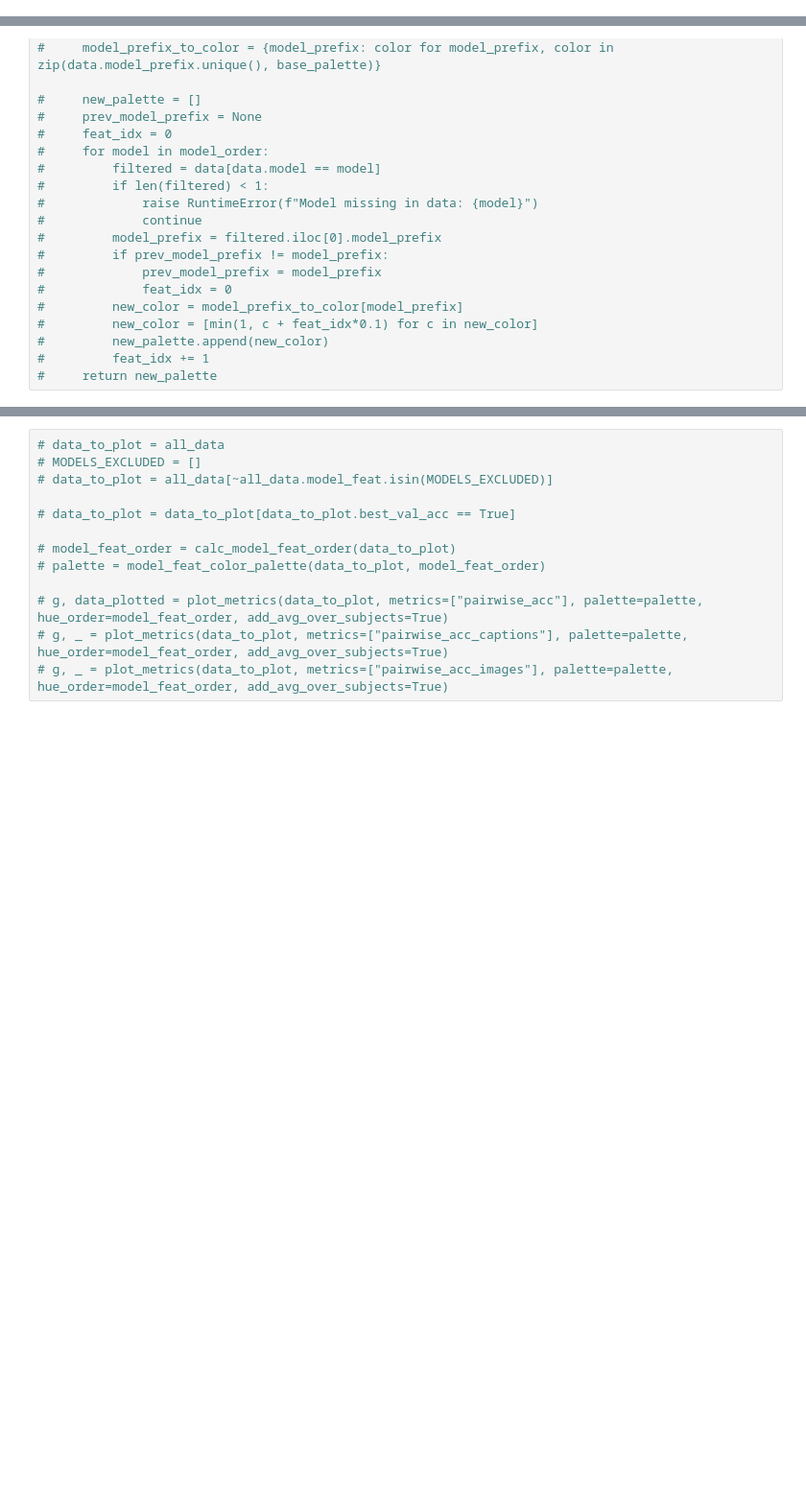
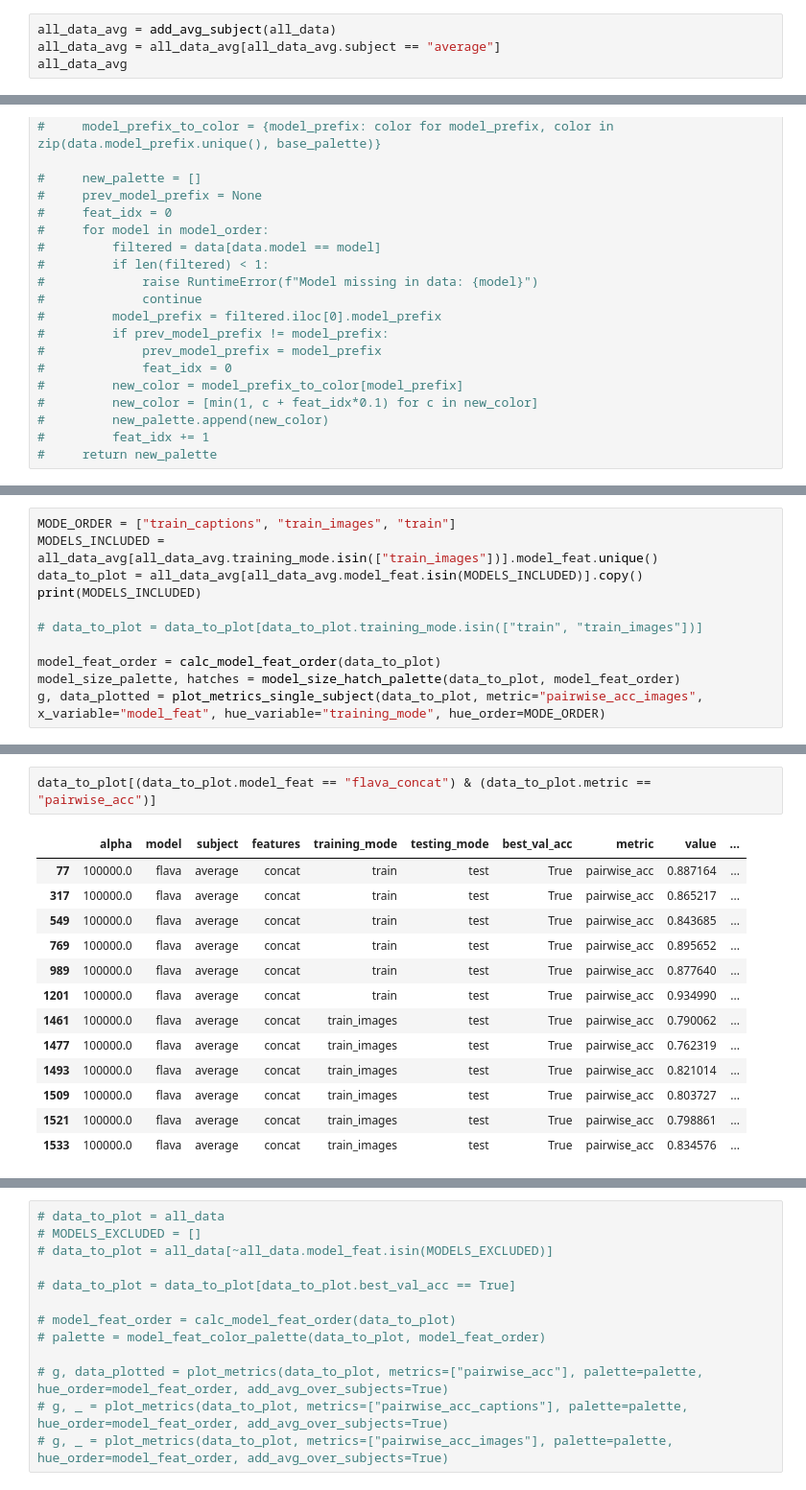
Before and after one commit to mitjanikolaus/multimodal_decoding, a Jupyter notebook: analyses/model_comparison.ipynb, the cells around one changed output, grey strips where cells are left out. Shown at 96% size. Cells and saved outputs as stored; diff of their text form; blank space fills up the shorter version.

```diff
--- a/analyses/model_comparison.ipynb
+++ b/analyses/model_comparison.ipynb
@@ -52,0 +53,4 @@ all_data
+# %%
+all_data_avg = add_avg_subject(all_data)
+all_data_avg = all_data_avg[all_data_avg.subject == "average"]
+all_data_avg
@@ -234,0 +293,11 @@ g, data_plotted = plot_metrics_single_subject(data_to_plot_avg, metric="rsa", x_
+# %%
+MODE_ORDER = ["train_captions", "train_images", "train"]
+MODELS_INCLUDED = all_data_avg[all_data_avg.training_mode.isin(["train_images"])].model_feat.unique()
+data_to_plot = all_data_avg[all_data_avg.model_feat.isin(MODELS_INCLUDED)].copy()
+print(MODELS_INCLUDED)
+
+# data_to_plot = data_to_plot[data_to_plot.training_mode.isin(["train", "train_images"])]
+
+model_feat_order = calc_model_feat_order(data_to_plot)
+model_size_palette, hatches = model_size_hatch_palette(data_to_plot, model_feat_order)
+g, data_plotted = plot_metrics_single_subject(data_to_plot, metric="pairwise_acc_images", x_variable="model_feat", hue_variable="training_mode", hue_order=MODE_ORDER)
@@ -234,0 +308,16 @@ g, data_plotted = plot_metrics_single_subject(data_to_plot_avg, metric="rsa", x_
+# %%
+data_to_plot[(data_to_plot.model_feat == "flava_concat") & (data_to_plot.metric == "pairwise_acc")]
+# %% [output]
+|  | alpha | model | subject | features | training_mode | testing_mode | best_val_acc | metric | value | ... |
+| 77 | 100000.0 | flava | average | concat | train | test | True | pairwise_acc | 0.887164 | ... |
+| 317 | 100000.0 | flava | average | concat | train | test | True | pairwise_acc | 0.865217 | ... |
+| 549 | 100000.0 | flava | average | concat | train | test | True | pairwise_acc | 0.843685 | ... |
+| 769 | 100000.0 | flava | average | concat | train | test | True | pairwise_acc | 0.895652 | ... |
+| 989 | 100000.0 | flava | average | concat | train | test | True | pairwise_acc | 0.877640 | ... |
+| 1201 | 100000.0 | flava | average | concat | train | test | True | pairwise_acc | 0.934990 | ... |
+| 1461 | 100000.0 | flava | average | concat | train_images | test | True | pairwise_acc | 0.790062 | ... |
+| 1477 | 100000.0 | flava | average | concat | train_images | test | True | pairwise_acc | 0.762319 | ... |
+| 1493 | 100000.0 | flava | average | concat | train_images | test | True | pairwise_acc | 0.821014 | ... |
+| 1509 | 100000.0 | flava | average | concat | train_images | test | True | pairwise_acc | 0.803727 | ... |
+| 1521 | 100000.0 | flava | average | concat | train_images | test | True | pairwise_acc | 0.798861 | ... |
+| 1533 | 100000.0 | flava | average | concat | train_images | test | True | pairwise_acc | 0.834576 | ... |
```
Also changed, not shown: parts of 18 cells of this notebook, 1 other file.
